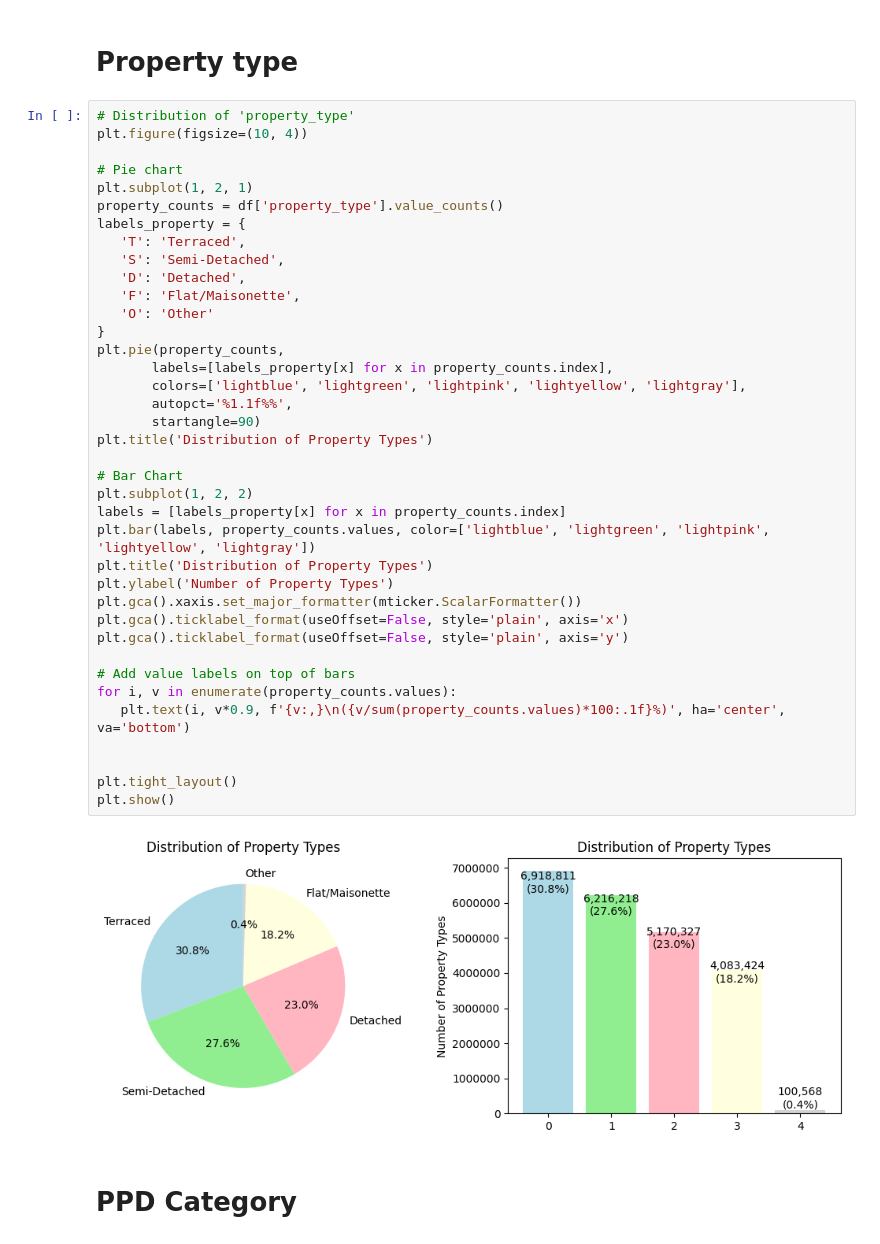
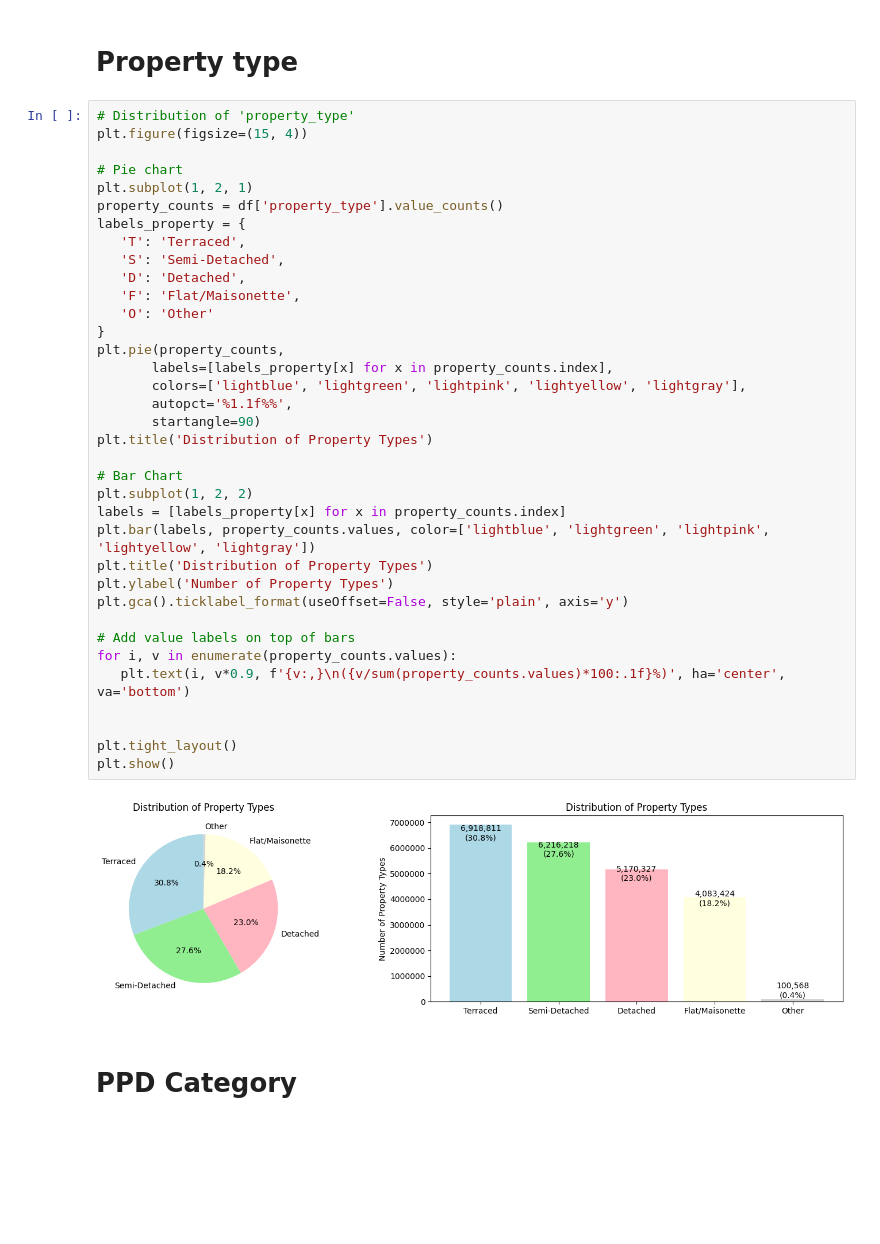
Before and after one commit to MatejBursik/TenOne_cloud_ai, a Jupyter notebook: UK_housing/outliers.ipynb, the cells around one changed output. Cells and saved outputs as stored; diff of their text form; blank space fills up the shorter version.

```diff
--- a/UK_housing/outliers.ipynb
+++ b/UK_housing/outliers.ipynb
@@ -216,7 +118,7 @@ Without outliers: 22177887
 # Property type
 # %%
 # Distribution of 'property_type'
-plt.figure(figsize=(10, 4))
+plt.figure(figsize=(15, 4))
 
 # Pie chart
 plt.subplot(1, 2, 1)
@@ -224,36 +126,34 @@ property_counts = df['property_type'].value_counts()
 labels_property = {
    'T': 'Terraced',
    'S': 'Semi-Detached',
    'D': 'Detached',
    'F': 'Flat/Maisonette',
    'O': 'Other'
 }
 plt.pie(property_counts,
        labels=[labels_property[x] for x in property_counts.index],
        colors=['lightblue', 'lightgreen', 'lightpink', 'lightyellow', 'lightgray'],
        autopct='%1.1f%%',
        startangle=90)
 plt.title('Distribution of Property Types')
 
 # Bar Chart
 plt.subplot(1, 2, 2)
 labels = [labels_property[x] for x in property_counts.index]
 plt.bar(labels, property_counts.values, color=['lightblue', 'lightgreen', 'lightpink', 'lightyellow', 'lightgray'])
 plt.title('Distribution of Property Types')
 plt.ylabel('Number of Property Types')
-plt.gca().xaxis.set_major_formatter(mticker.ScalarFormatter())
-plt.gca().ticklabel_format(useOffset=False, style='plain', axis='x')
 plt.gca().ticklabel_format(useOffset=False, style='plain', axis='y')
 
 # Add value labels on top of bars
 for i, v in enumerate(property_counts.values):
    plt.text(i, v*0.9, f'{v:,}\n({v/sum(property_counts.values)*100:.1f}%)', ha='center', va='bottom')
 
 
 plt.tight_layout()
 plt.show()
 # %% [output]
-[figure, old version]
+[figure, new version]
 # %% [markdown]
 # PPD Category
 # %%
```
Also changed, not shown: parts of 10 cells of this notebook, 9 other files.
